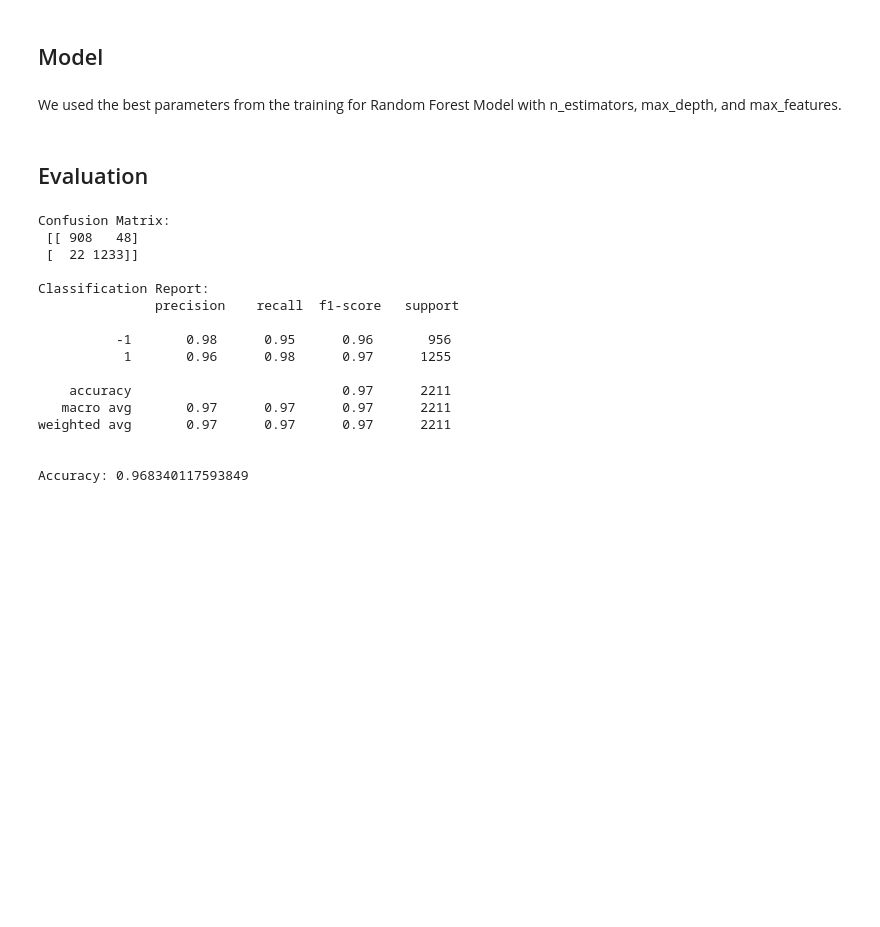
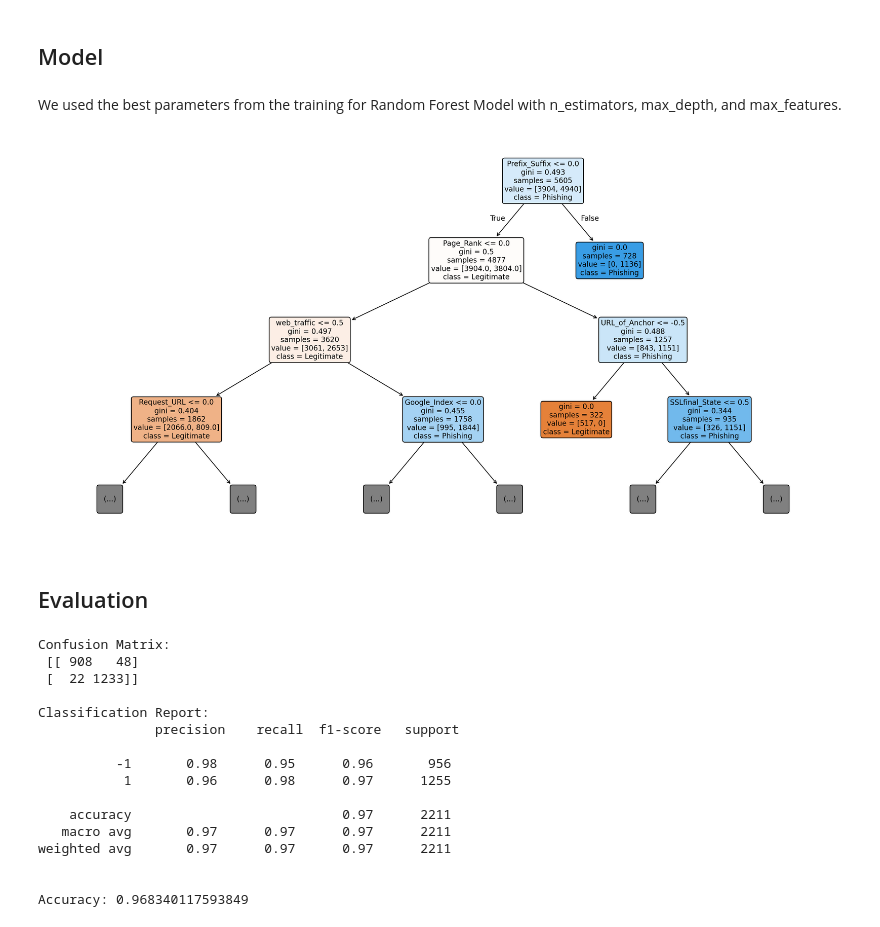
Before and after one commit to PatrickHo718/phishing-detection, a Jupyter notebook: notebooks/Evaluation.ipynb, the cells around one changed output. Drawn from its saved outputs; the diff is of its cells as text; code cells hidden in the pictures; blank space fills up the shorter version.

```diff
--- a/notebooks/Evaluation.ipynb
+++ b/notebooks/Evaluation.ipynb
@@ -27,5 +29,19 @@ We used the best parameters from the training for Random Forest Model with n_est
 # %%
 rf = RandomForestClassifier(n_estimators=200, max_depth=20, max_features='log2', random_state=42)
 
 rf.fit(X_train, y_train)
-y_pred = rf.predict(X_test)
+
+# decision tree
+individual = rf.estimators_[0]
+
+plt.figure(figsize=(20, 10), dpi=200)
+plot_tree = tree.plot_tree(individual,
+                           max_depth=3,
+                           feature_names=X_train.columns,
+                           class_names=['Legitimate', 'Phishing'],
+                           filled=True,
+                           rounded=True,
+                           fontsize=10)
+plt.show()
+# %% [output]
+[figure, added]
```
Also changed, not shown: parts of 2 cells of this notebook, 3 other files.
